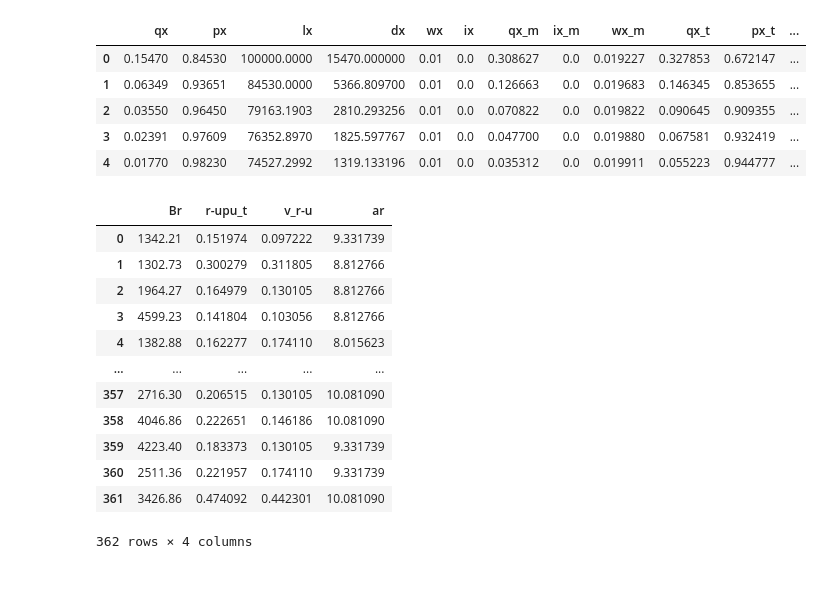
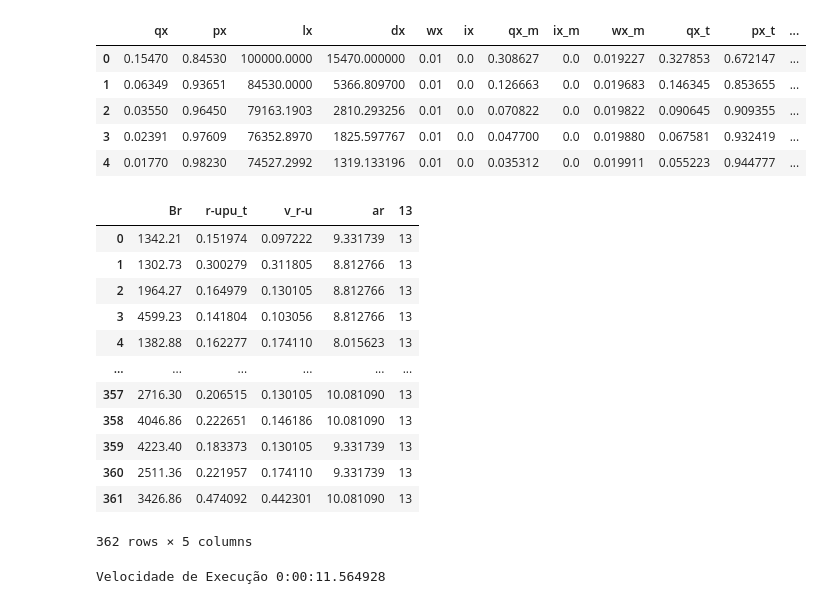
Before and after one commit to italo013/calculo_atuarial, a Jupyter notebook: estatisticas.ipynb, the cells around one changed output. Cells and saved outputs as stored; diff of their text form; code cells hidden in the pictures.

```diff
--- a/estatisticas.ipynb
+++ b/estatisticas.ipynb
@@ -163,36 +194,41 @@ See the caveats in the documentation: https://pandas.pydata.org/pandas-docs/stab
 # %%
 df_anuidades = pd.DataFrame()
 df_comp_VP_ativos = pd.DataFrame()
+
 
 df_comp_VP_ativos['Br'] = statis_ativos.BENEF_PROJ
 df_comp_VP_ativos['r-upu_t'] = statis_ativos.IDADE_PROJ_APOS.map(df_func_biometricas.lx_t) / statis_ativos.IDADE_ADM.map(df_func_biometricas.lx_t)
 df_comp_VP_ativos['v_r-u'] = statis_ativos['DIFER(r-u)'].map(df_func_biometricas.v)
 df_comp_VP_ativos['ar'] = bd_ativos.DT_PROV_APOSENT.map(df_func_biometricas.Nx) / bd_ativos.DT_PROV_APOSENT.map(df_func_biometricas.Dx)
+df_comp_VP_ativos['13'] = 13
 
 
 df_comp_VP_ativos#.loc[30]
 # %% [output]
-|  | Br | r-upu_t | v_r-u | ar |
-| 0 | 1342.21 | 0.151974 | 0.097222 | 9.331739 |
-| 1 | 1302.73 | 0.300279 | 0.311805 | 8.812766 |
-| 2 | 1964.27 | 0.164979 | 0.130105 | 8.812766 |
-| 3 | 4599.23 | 0.141804 | 0.103056 | 8.812766 |
-| 4 | 1382.88 | 0.162277 | 0.174110 | 8.015623 |
-| ... | ... | ... | ... | ... |
-| 357 | 2716.30 | 0.206515 | 0.130105 | 10.081090 |
-| 358 | 4046.86 | 0.222651 | 0.146186 | 10.081090 |
-| 359 | 4223.40 | 0.183373 | 0.130105 | 9.331739 |
-| 360 | 2511.36 | 0.221957 | 0.174110 | 9.331739 |
-| 361 | 3426.86 | 0.474092 | 0.442301 | 10.081090 |
+|  | Br | r-upu_t | v_r-u | ar | 13 |
+| 0 | 1342.21 | 0.151974 | 0.097222 | 9.331739 | 13 |
+| 1 | 1302.73 | 0.300279 | 0.311805 | 8.812766 | 13 |
+| 2 | 1964.27 | 0.164979 | 0.130105 | 8.812766 | 13 |
+| 3 | 4599.23 | 0.141804 | 0.103056 | 8.812766 | 13 |
+| 4 | 1382.88 | 0.162277 | 0.174110 | 8.015623 | 13 |
+| ... | ... | ... | ... | ... | ... |
+| 357 | 2716.30 | 0.206515 | 0.130105 | 10.081090 | 13 |
+| 358 | 4046.86 | 0.222651 | 0.146186 | 10.081090 | 13 |
+| 359 | 4223.40 | 0.183373 | 0.130105 | 9.331739 | 13 |
+| 360 | 2511.36 | 0.221957 | 0.174110 | 9.331739 | 13 |
+| 361 | 3426.86 | 0.474092 | 0.442301 | 10.081090 | 13 |
-362 rows × 4 columns
+362 rows × 5 columns
 # %%
-#df_func_biometricas = pd.DataFrame()
+tend = datetime.now()
+print(f'Velocidade de Execução {(tend - tstart)}') #Foi de 0:00:00.30 para 0:00:00.12#df_func_biometricas = pd.DataFrame()
 
 #df_func_biometricas['TESTE'] = statis_ativos.IDADE_EMT
 #df_func_biometricas['TESTE1'] = statis_ativos.IDADE_EMT + 10
 #df_func_biometricas['TESTE2'] = df_func_biometricas.apply(lambda x: x['TESTE']+100, axis=1)
 #df_func_biometricas['x+npx'] = df_func_biometricas.TESTE1.map(lx[tabua_mortalidade]) / df_func_biometricas.TESTE.map(lx[tabua_mortalidade])
 #df_func_biometricas
+# %% [output]
+Velocidade de Execução 0:00:11.564928
 # %%
 #𝑞𝑥(𝑚)=𝑞𝑥 ∗ [(1−0,5 ∗ 𝑖𝑥 )+(1−0,5 ∗ 𝑤𝑥 )]
 #bd_ativos.DT_PROV_APOSENT
```
Also changed, not shown: parts of 8 cells of this notebook, 5 other files.
